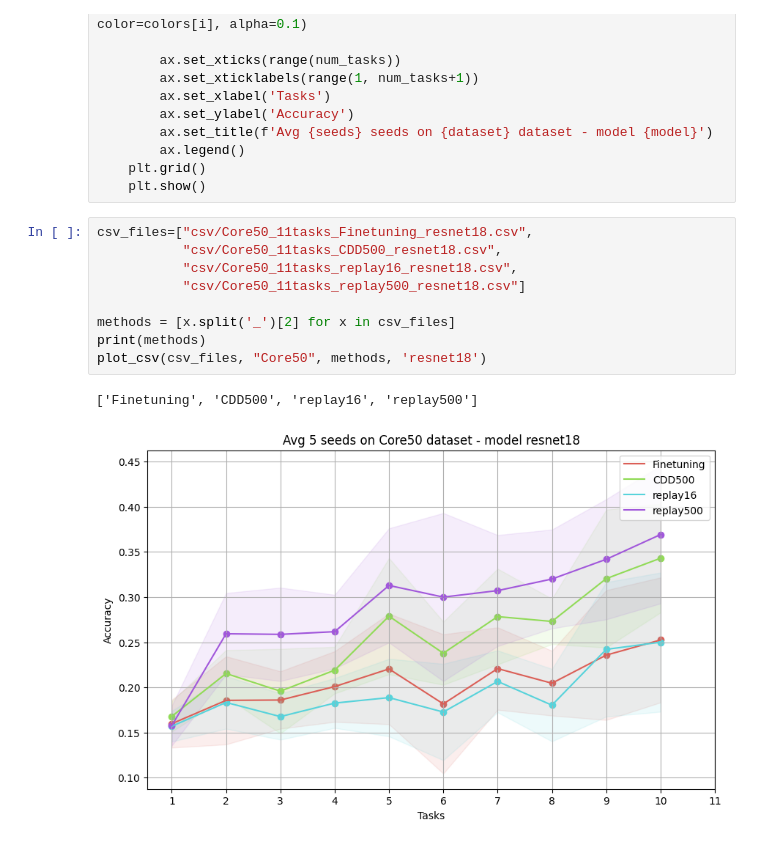
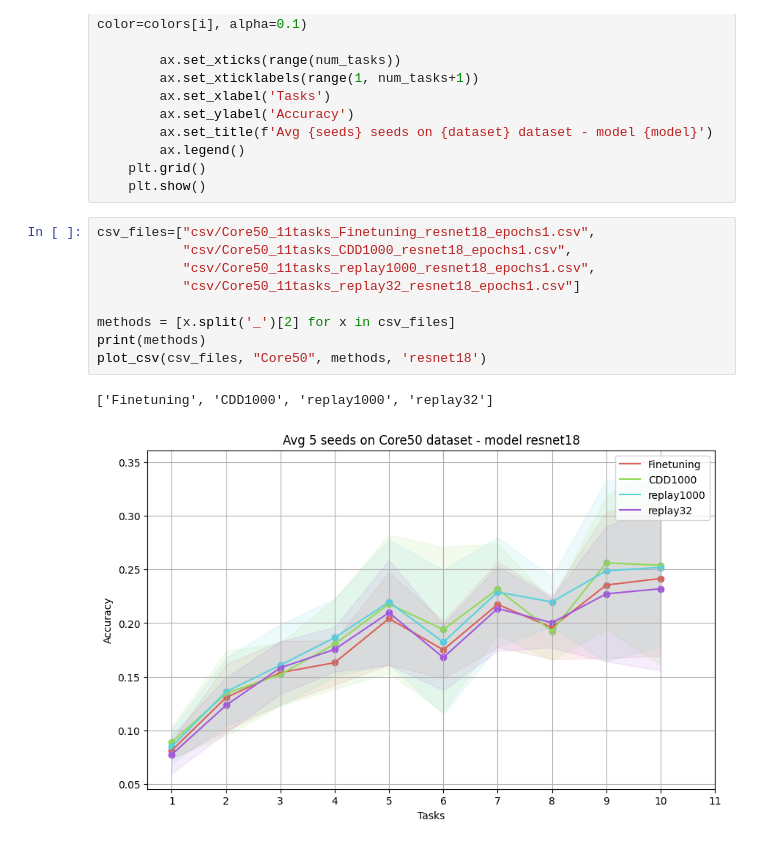
Before and after one commit to francesco-p/simple-incremental, a Jupyter notebook: viz_values.ipynb, the cells around one changed output. Cells and saved outputs as stored; diff of their text form.

```diff
--- a/viz_values.ipynb
+++ b/viz_values.ipynb
@@ -36,15 +36,15 @@ def plot_csv(csv_files, dataset, methods, model):
     plt.grid()
     plt.show()
 # %%
-csv_files=["csv/Core50_11tasks_Finetuning_resnet18.csv",
-           "csv/Core50_11tasks_CDD500_resnet18.csv",
-           "csv/Core50_11tasks_replay16_resnet18.csv",
-           "csv/Core50_11tasks_replay500_resnet18.csv"]
+csv_files=["csv/Core50_11tasks_Finetuning_resnet18_epochs1.csv",
+           "csv/Core50_11tasks_CDD1000_resnet18_epochs1.csv",
+           "csv/Core50_11tasks_replay1000_resnet18_epochs1.csv",
+           "csv/Core50_11tasks_replay32_resnet18_epochs1.csv"]
 
 methods = [x.split('_')[2] for x in csv_files]
 print(methods)
 plot_csv(csv_files, "Core50", methods, 'resnet18')
 # %% [output]
-['Finetuning', 'CDD500', 'replay16', 'replay500']
+['Finetuning', 'CDD1000', 'replay1000', 'replay32']
-[figure, old version]
+[figure, new version]
 # %%
```
Also changed, not shown: parts of 4 cells of this notebook, 13 other files.
